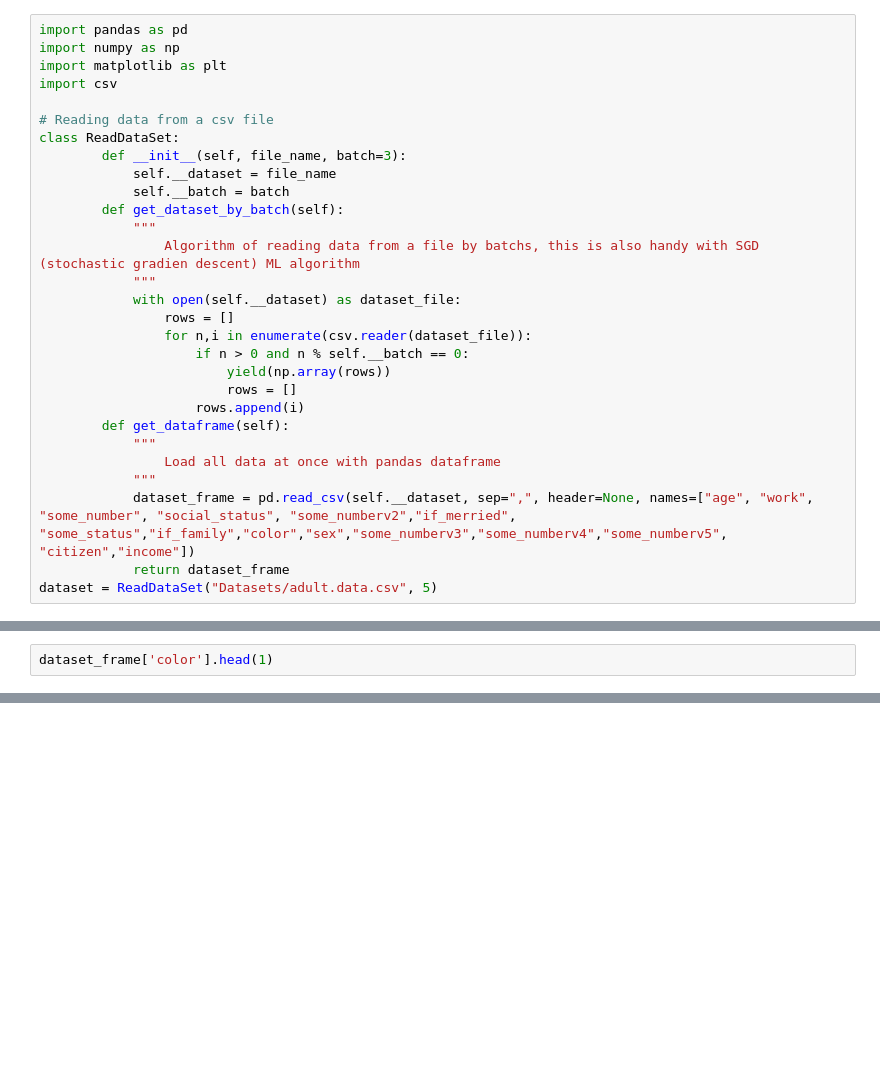
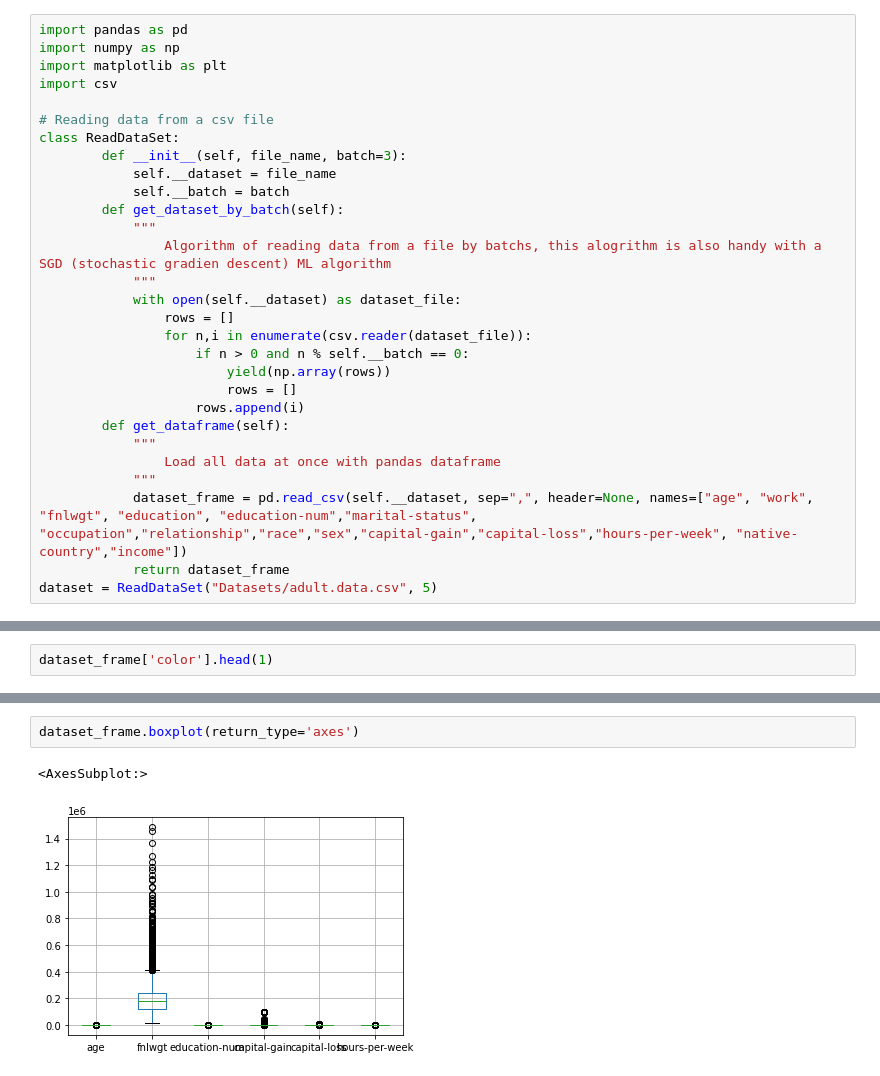
Before and after one commit to Parodix007/MLFirstSteps, a Jupyter notebook: WorkingOnAdultDataSet.ipynb, the cells around one changed output, grey strips where cells are left out. Drawn from its saved outputs; the diff is of its cells as text; blank space fills up the shorter version.

```diff
--- a/WorkingOnAdultDataSet.ipynb
+++ b/WorkingOnAdultDataSet.ipynb
@@ -11,7 +11,7 @@ class ReadDataSet:
             self.__batch = batch
         def get_dataset_by_batch(self):
             """
-                Algorithm of reading data from a file by batchs, this is also handy with SGD (stochastic gradien descent) ML algorithm
+                Algorithm of reading data from a file by batchs, this alogrithm is also handy with a SGD (stochastic gradien descent) ML algorithm
             """
             with open(self.__dataset) as dataset_file:
                 rows = []
@@ -24,7 +24,7 @@ class ReadDataSet:
             """
                 Load all data at once with pandas dataframe
             """
-            dataset_frame = pd.read_csv(self.__dataset, sep=",", header=None, names=["age", "work", "some_number", "social_status", "some_numberv2","if_merried", "some_status","if_family","color","sex","some_numberv3","some_numberv4","some_numberv5", "citizen","income"])
+            dataset_frame = pd.read_csv(self.__dataset, sep=",", header=None, names=["age", "work", "fnlwgt", "education", "education-num","marital-status", "occupation","relationship","race","sex","capital-gain","capital-loss","hours-per-week", "native-country","income"])
             return dataset_frame
 dataset = ReadDataSet("Datasets/adult.data.csv", 5)
 # %%
@@ -61,0 +76,5 @@ above_30_white
+# %%
+dataset_frame.boxplot(return_type='axes')
+# %% [output]
+<AxesSubplot:>
+[figure, added]
```
Also changed, not shown: parts of 5 cells of this notebook, 1 other file.
